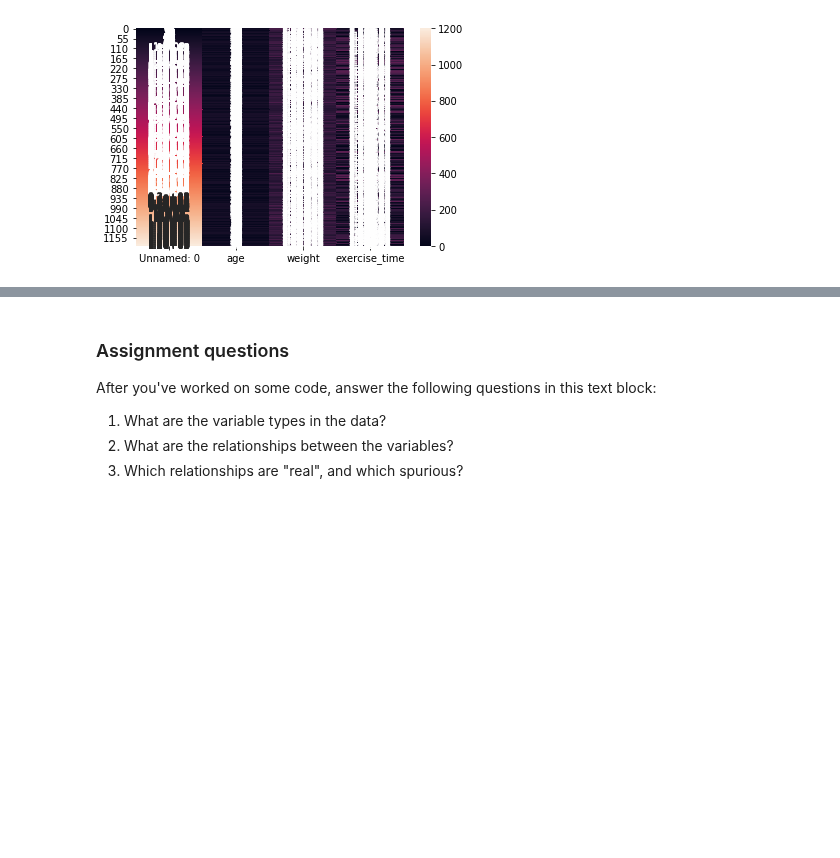
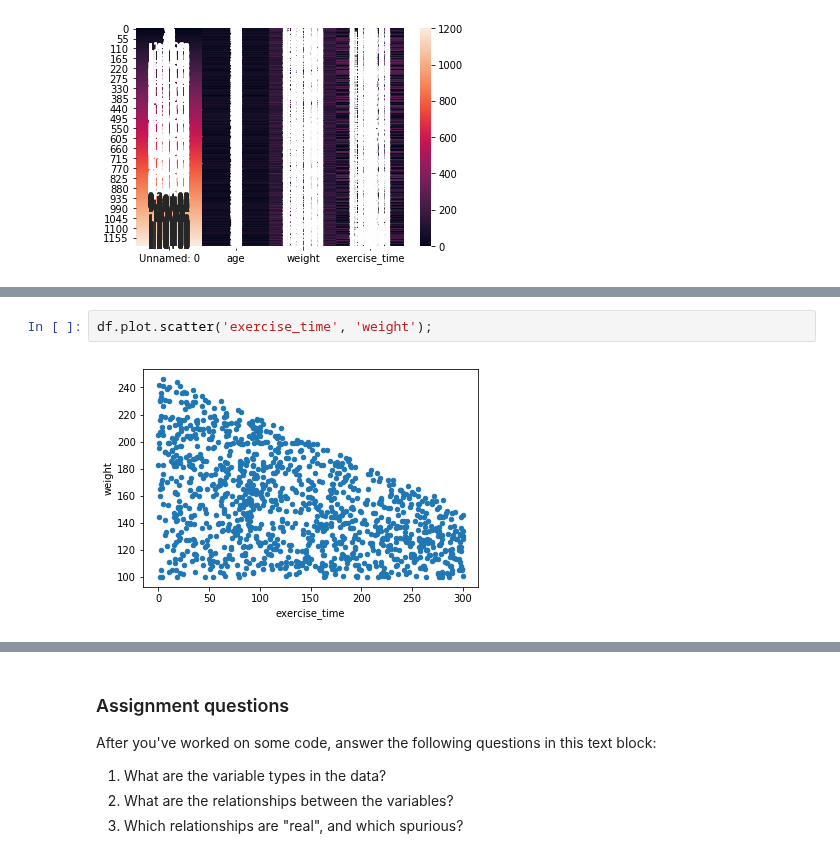
Before and after one commit to HeyLaxmi/DS-Unit-1-Sprint-1-Dealing-With-Data, a Jupyter notebook: LS_DS_114_Making_Data_backed_Assertions.ipynb, the cells around one changed output, grey strips where cells are left out. Saved outputs shown, nothing was run; the diff lists cells and outputs as text; blank space fills up the shorter version.

```diff
--- a/LS_DS_114_Making_Data_backed_Assertions.ipynb
+++ b/LS_DS_114_Making_Data_backed_Assertions.ipynb
@@ -254,0 +260,4 @@ sns.heatmap(df, annot=True)
+# %%
+df.plot.scatter('exercise_time', 'weight');
+# %% [output]
+[figure, added]
```
Also changed, not shown: parts of 2 cells of this notebook.
